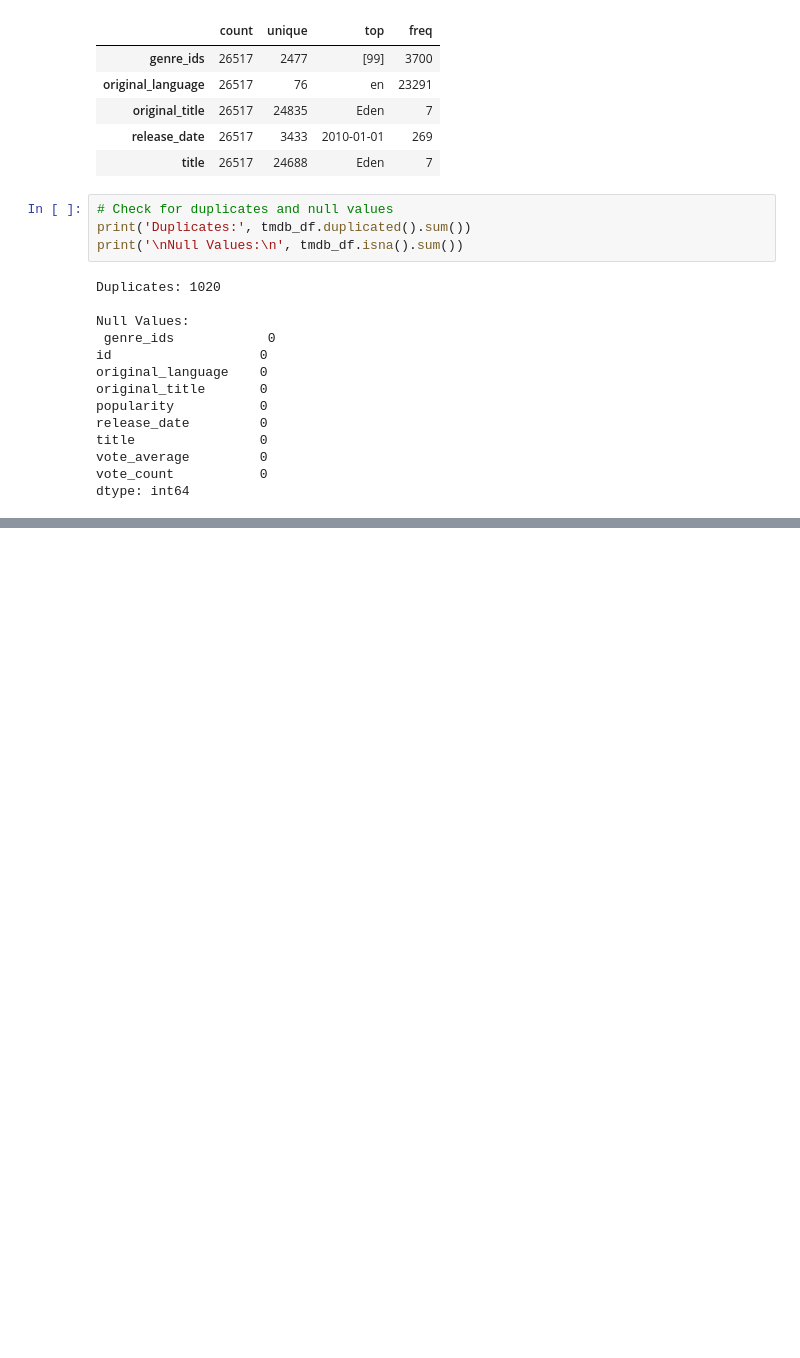
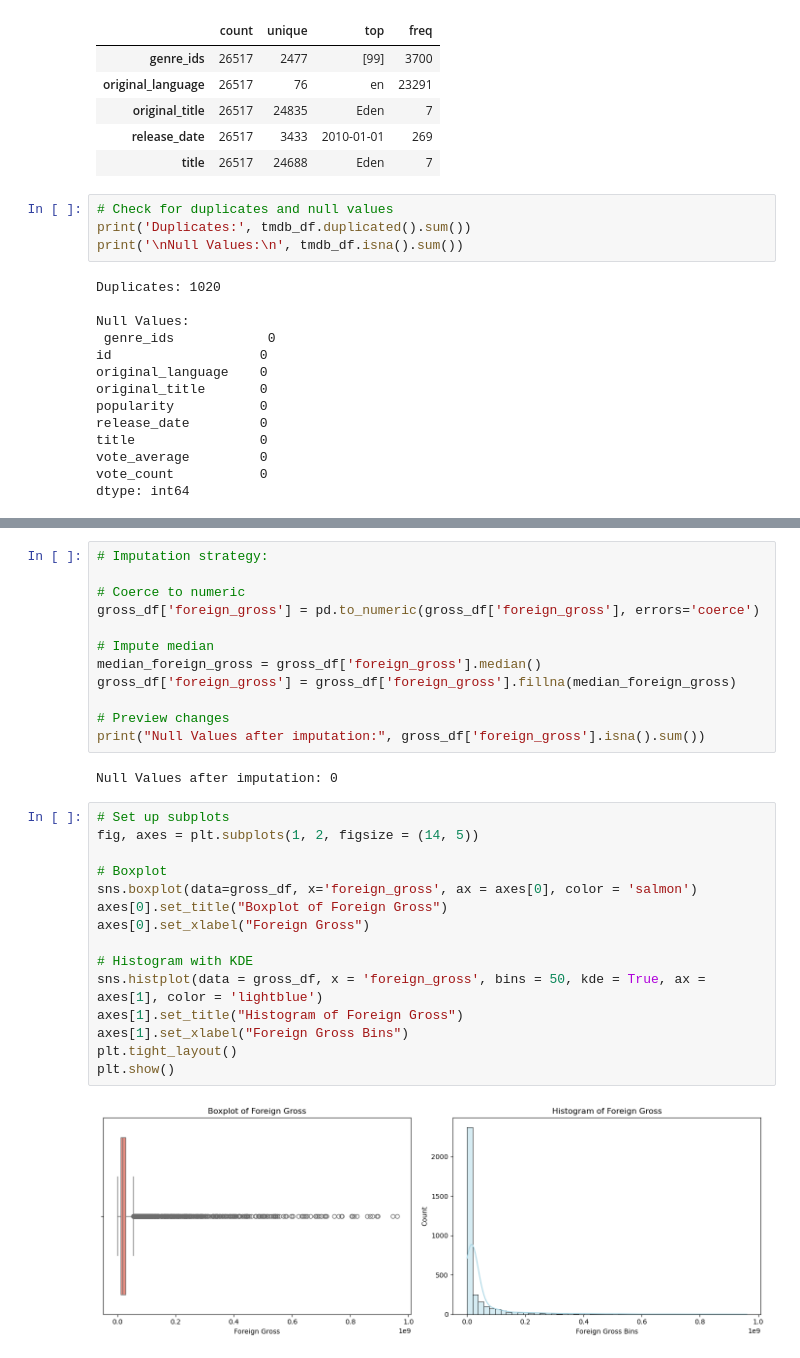
Before and after one commit to Vain-Guy/Data-s-Cut3, a Jupyter notebook: notebooks/exploratory.ipynb, the cells around one changed output, grey strips where cells are left out. Cells and saved outputs as stored; diff of their text form; blank space fills up the shorter version.

```diff
--- a/notebooks/exploratory.ipynb
+++ b/notebooks/exploratory.ipynb
@@ -448,0 +582,31 @@ dtype: int64
+# %%
+# Imputation strategy:
+
+# Coerce to numeric
+gross_df['foreign_gross'] = pd.to_numeric(gross_df['foreign_gross'], errors='coerce')
+
+# Impute median
+median_foreign_gross = gross_df['foreign_gross'].median()
+gross_df['foreign_gross'] = gross_df['foreign_gross'].fillna(median_foreign_gross)
+
+# Preview changes
+print("Null Values after imputation:", gross_df['foreign_gross'].isna().sum())
+# %% [output]
+Null Values after imputation: 0
+# %%
+# Set up subplots
+fig, axes = plt.subplots(1, 2, figsize = (14, 5))
+
+# Boxplot
+sns.boxplot(data=gross_df, x='foreign_gross', ax = axes[0], color = 'salmon')
+axes[0].set_title("Boxplot of Foreign Gross")
+axes[0].set_xlabel("Foreign Gross")
+
+# Histogram with KDE
+sns.histplot(data = gross_df, x = 'foreign_gross', bins = 50, kde = True, ax = axes[1], color = 'lightblue')
+axes[1].set_title("Histogram of Foreign Gross")
+axes[1].set_xlabel("Foreign Gross Bins")
+plt.tight_layout()
+plt.show()
+# %% [output]
+[figure, added]
```
Also changed, not shown: parts of 17 cells of this notebook.
